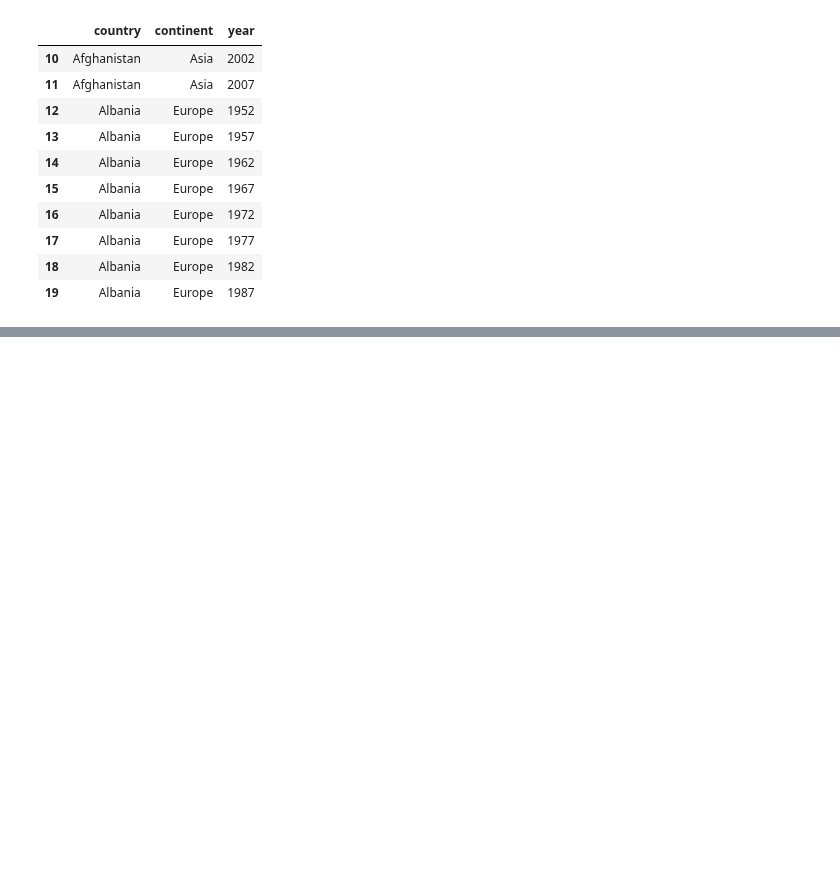
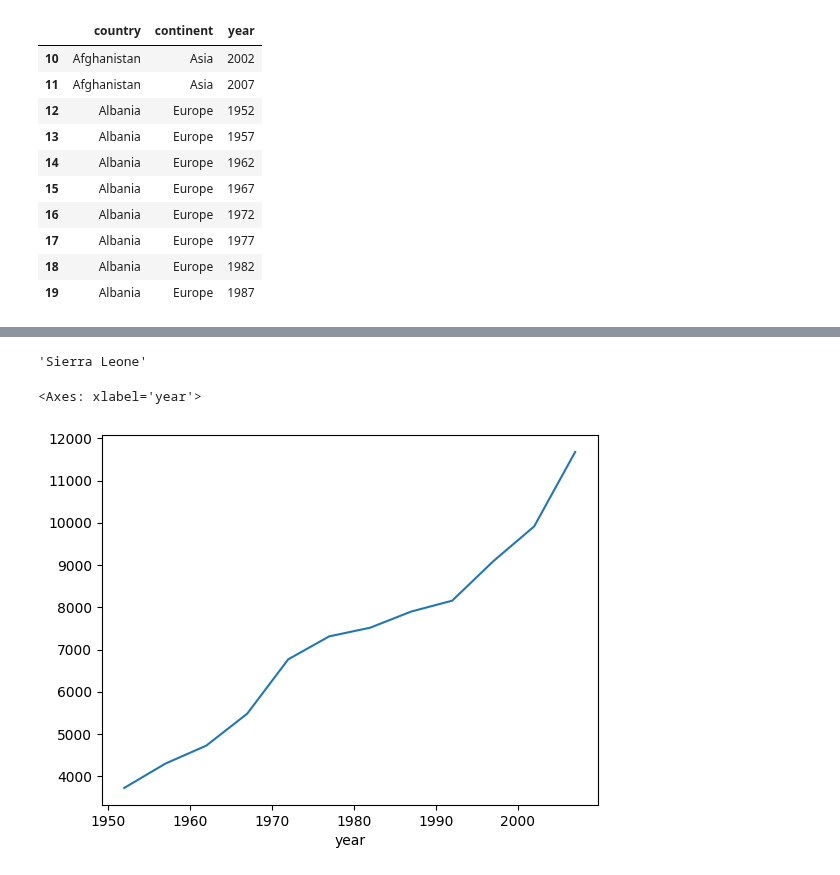
Before and after one commit to Telkem/hipython_rep, a Jupyter notebook: 12_판다스연습.ipynb, the cells around one changed output, grey strips where cells are left out. Cells and saved outputs as stored; diff of their text form; code cells hidden in the pictures; blank space fills up the shorter version.

```diff
--- a/12_판다스연습.ipynb
+++ b/12_판다스연습.ipynb
@@ -712,0 +765,3 @@ df3.iloc[range(10,20),range(0,3)]
+# %%
+group_df = df3.groupby('year')
+group_df
@@ -712,0 +808,10 @@ df3.iloc[range(10,20),range(0,3)]
+# %%
+df3.groupby('country')['lifeExp'].mean().idxmin()
+# %% [output]
+'Sierra Leone'
+# %%
+g_df_mean = group_df['gdpPercap'].mean()
+g_df_mean.plot()
+# %% [output]
+<Axes: xlabel='year'>
+[figure, added]
```
Also changed, not shown: parts of 8 cells of this notebook, 3 other files.
